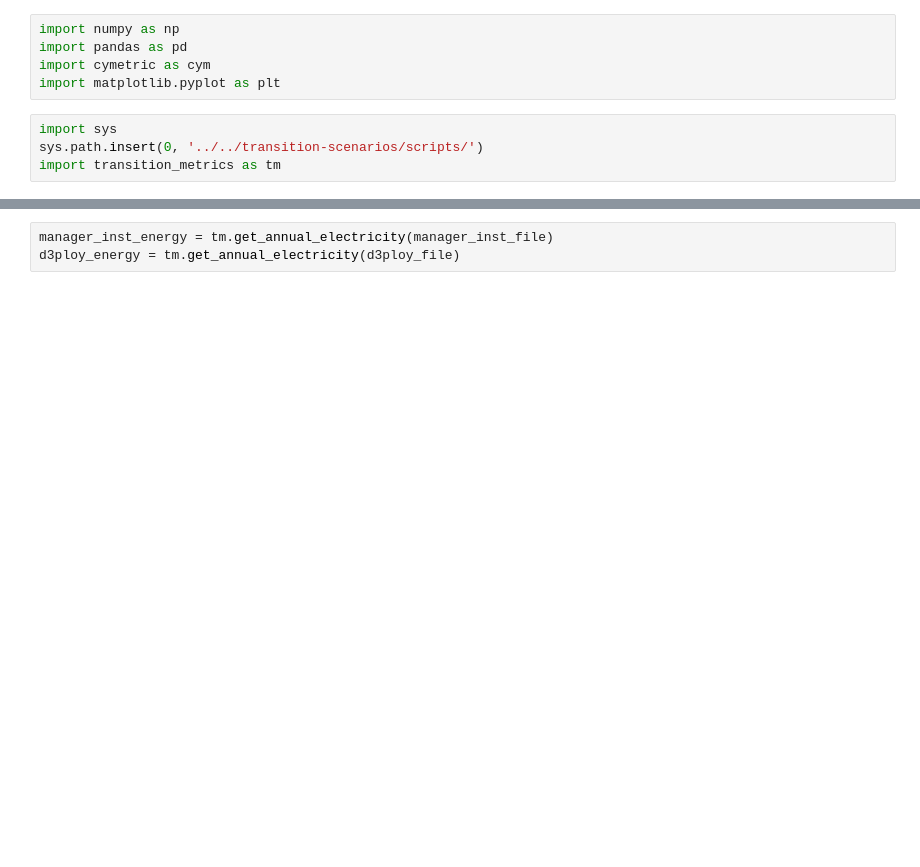
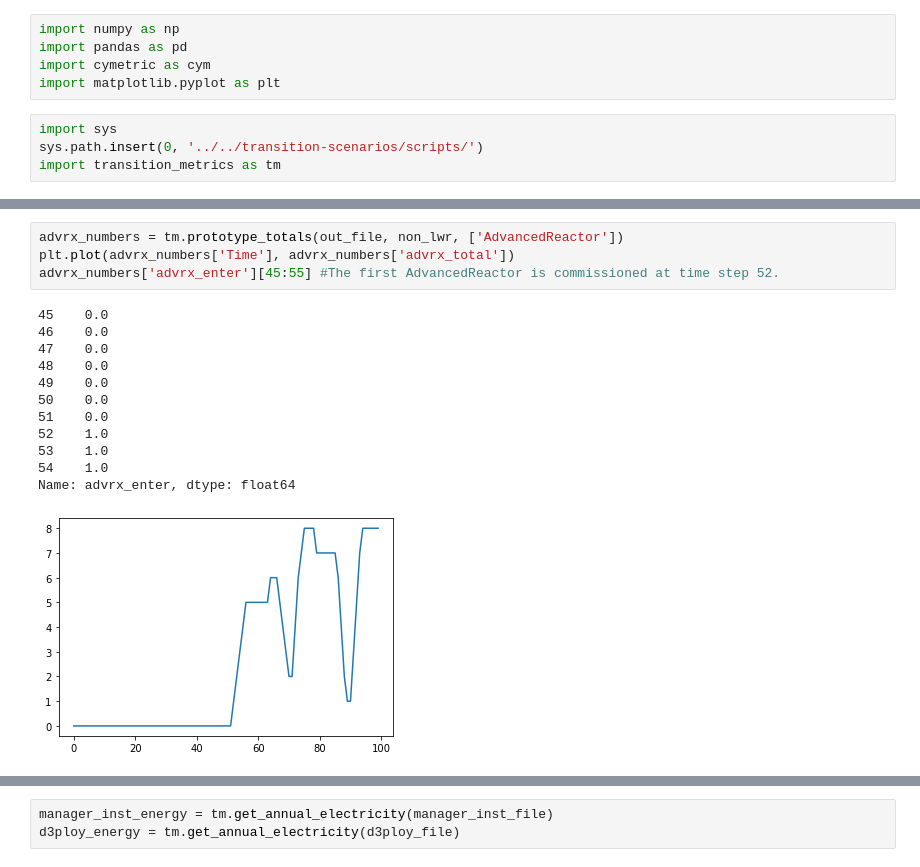
Before and after one commit to abachma2/toy_problems, a Jupyter notebook: cyclus_inputs/Untitled.ipynb, the cells around one changed output, grey strips where cells are left out. Cells and saved outputs as stored; diff of their text form; blank space fills up the shorter version.

```diff
--- a/cyclus_inputs/Untitled.ipynb
+++ b/cyclus_inputs/Untitled.ipynb
@@ -9,0 +71,17 @@ import transition_metrics as tm
+# %%
+advrx_numbers = tm.prototype_totals(out_file, non_lwr, ['AdvancedReactor'])
+plt.plot(advrx_numbers['Time'], advrx_numbers['advrx_total'])
+advrx_numbers['advrx_enter'][45:55] #The first AdvancedReactor is commissioned at time step 52.
+# %% [output]
+45    0.0
+46    0.0
+47    0.0
+48    0.0
+49    0.0
+50    0.0
+51    0.0
+52    1.0
+53    1.0
+54    1.0
+Name: advrx_enter, dtype: float64
+[figure, added]
```
Also changed, not shown: parts of 10 cells of this notebook.
